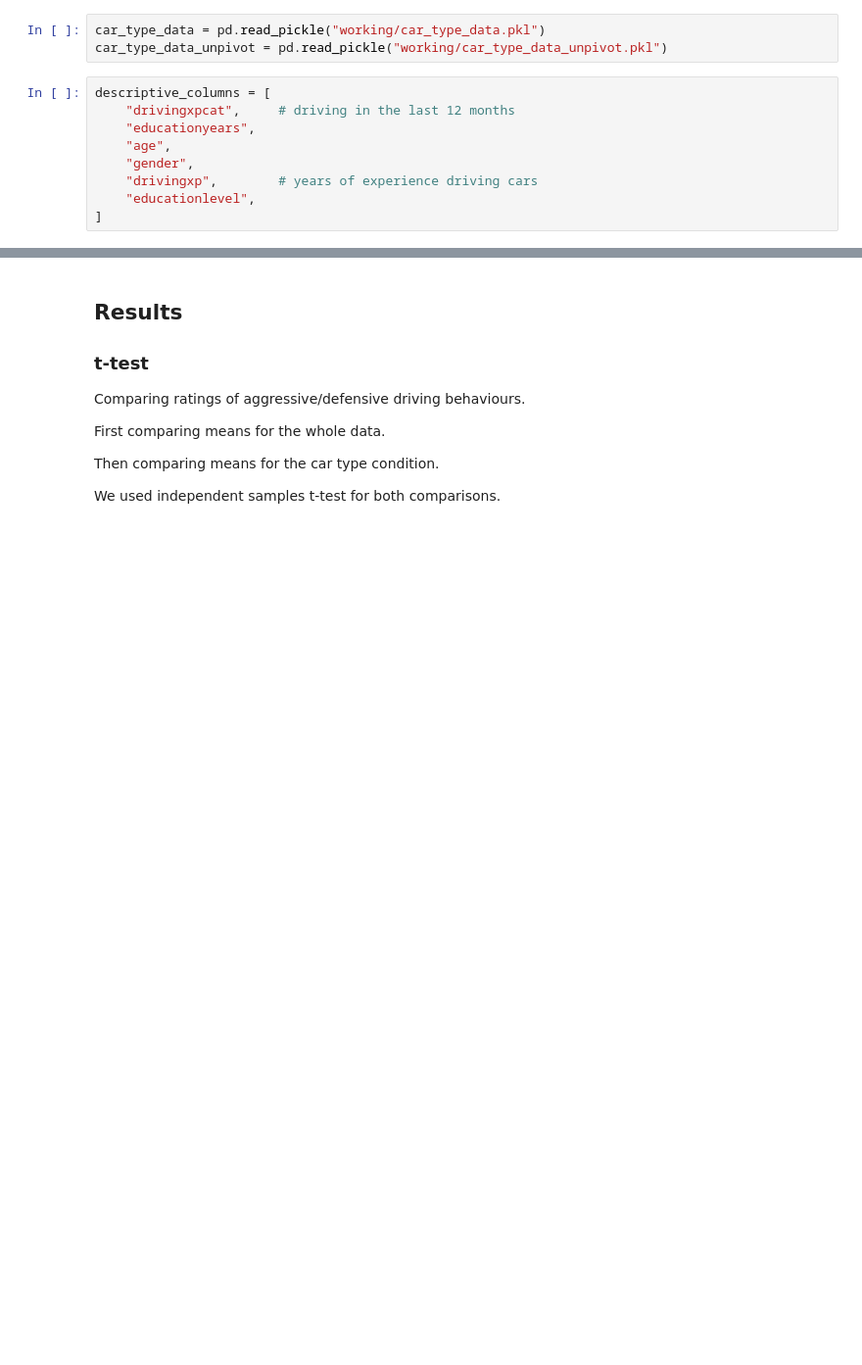
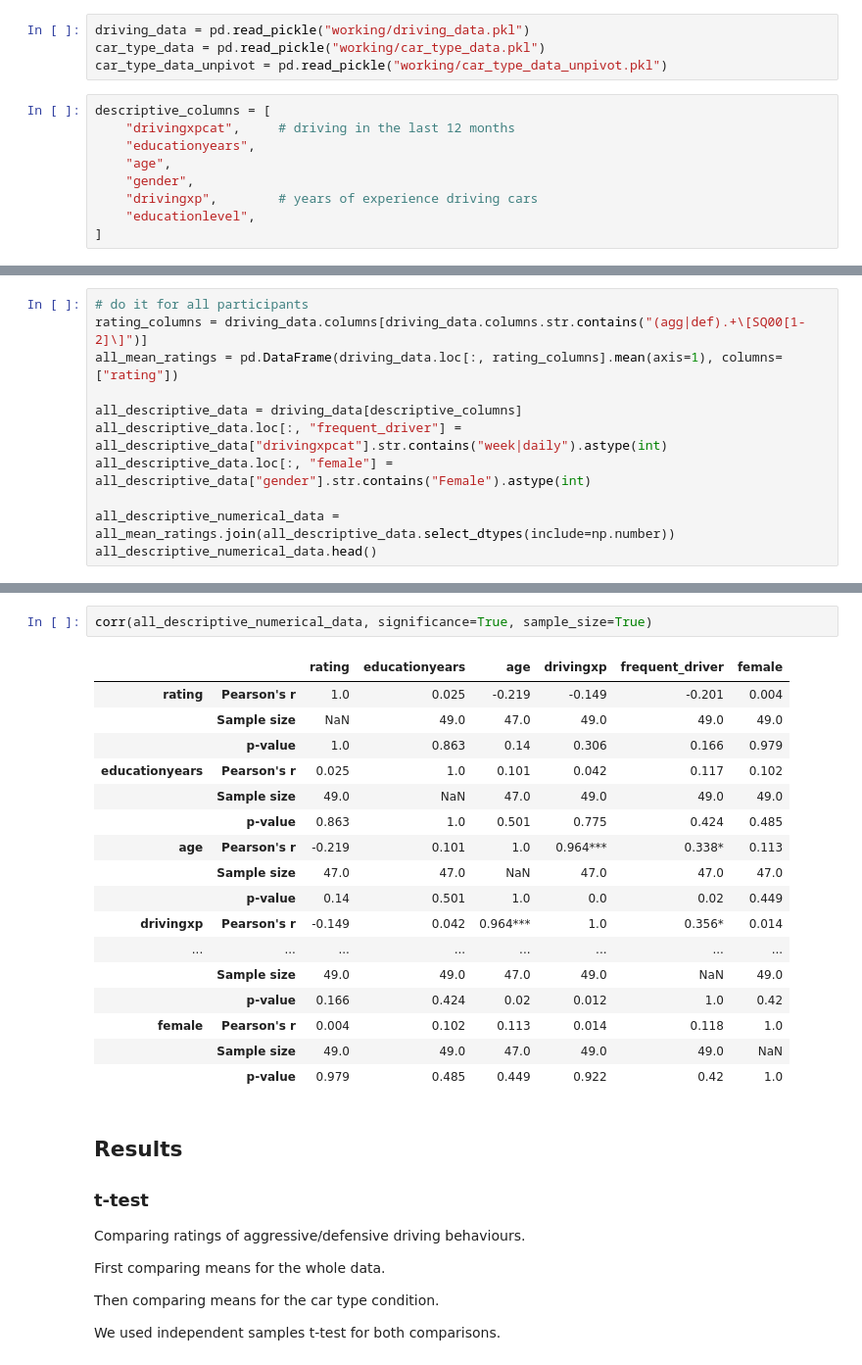
Before and after one commit to javiercmh/lab-cognition-analysis, a Jupyter notebook: code/Driving styles and car type.ipynb, the cells around one changed output, grey strips where cells are left out. Shown at 98% size. Saved outputs shown, nothing was run; the diff lists cells and outputs as text; blank space fills up the shorter version.

```diff
--- a/code/Driving styles and car type.ipynb
+++ b/code/Driving styles and car type.ipynb
@@ -128,6 +256,7 @@ car_type_data_unpivot.to_pickle("working/car_type_data_unpivot.pkl")
 # %% [markdown]
 ### Demographics
 # %%
+driving_data = pd.read_pickle("working/driving_data.pkl")
 car_type_data = pd.read_pickle("working/car_type_data.pkl")
 car_type_data_unpivot = pd.read_pickle("working/car_type_data_unpivot.pkl")
 # %%
@@ -210,0 +430,11 @@ aggressive: 2.6319444444444446 defensive: 2.736111111111111
+# %%
+# do it for all participants
+rating_columns = driving_data.columns[driving_data.columns.str.contains("(agg|def).+\[SQ00[1-2]\]")]
+all_mean_ratings = pd.DataFrame(driving_data.loc[:, rating_columns].mean(axis=1), columns=["rating"])
+
+all_descriptive_data = driving_data[descriptive_columns]
+all_descriptive_data.loc[:, "frequent_driver"] = all_descriptive_data["drivingxpcat"].str.contains("week|daily").astype(int)
+all_descriptive_data.loc[:, "female"] = all_descriptive_data["gender"].str.contains("Female").astype(int)
+
+all_descriptive_numerical_data = all_mean_ratings.join(all_descriptive_data.select_dtypes(include=np.number))
+all_descriptive_numerical_data.head()
@@ -211,3 +478,23 @@ aggressive: 2.6319444444444446 defensive: 2.736111111111111
+# %%
+corr(all_descriptive_numerical_data, significance=True, sample_size=True)
+# %% [output]
+|  |  | rating | educationyears | age | drivingxp | frequent_driver | female |
+| rating | Pearson's r | 1.0 | 0.025 | -0.219 | -0.149 | -0.201 | 0.004 |
+|  | Sample size | NaN | 49.0 | 47.0 | 49.0 | 49.0 | 49.0 |
+|  | p-value | 1.0 | 0.863 | 0.14 | 0.306 | 0.166 | 0.979 |
+| educationyears | Pearson's r | 0.025 | 1.0 | 0.101 | 0.042 | 0.117 | 0.102 |
+|  | Sample size | 49.0 | NaN | 47.0 | 49.0 | 49.0 | 49.0 |
+|  | p-value | 0.863 | 1.0 | 0.501 | 0.775 | 0.424 | 0.485 |
+| age | Pearson's r | -0.219 | 0.101 | 1.0 | 0.964*** | 0.338* | 0.113 |
+|  | Sample size | 47.0 | 47.0 | NaN | 47.0 | 47.0 | 47.0 |
+|  | p-value | 0.14 | 0.501 | 1.0 | 0.0 | 0.02 | 0.449 |
+| drivingxp | Pearson's r | -0.149 | 0.042 | 0.964*** | 1.0 | 0.356* | 0.014 |
+| ... | ... | ... | ... | ... | ... | ... | ... |
+|  | Sample size | 49.0 | 49.0 | 47.0 | 49.0 | NaN | 49.0 |
+|  | p-value | 0.166 | 0.424 | 0.02 | 0.012 | 1.0 | 0.42 |
+| female | Pearson's r | 0.004 | 0.102 | 0.113 | 0.014 | 0.118 | 1.0 |
+|  | Sample size | 49.0 | 49.0 | 47.0 | 49.0 | 49.0 | NaN |
+|  | p-value | 0.979 | 0.485 | 0.449 | 0.922 | 0.42 | 1.0 |
 # %% [markdown]
 ## Results
 
```
Also changed, not shown: parts of 27 cells of this notebook, 7 other files.
